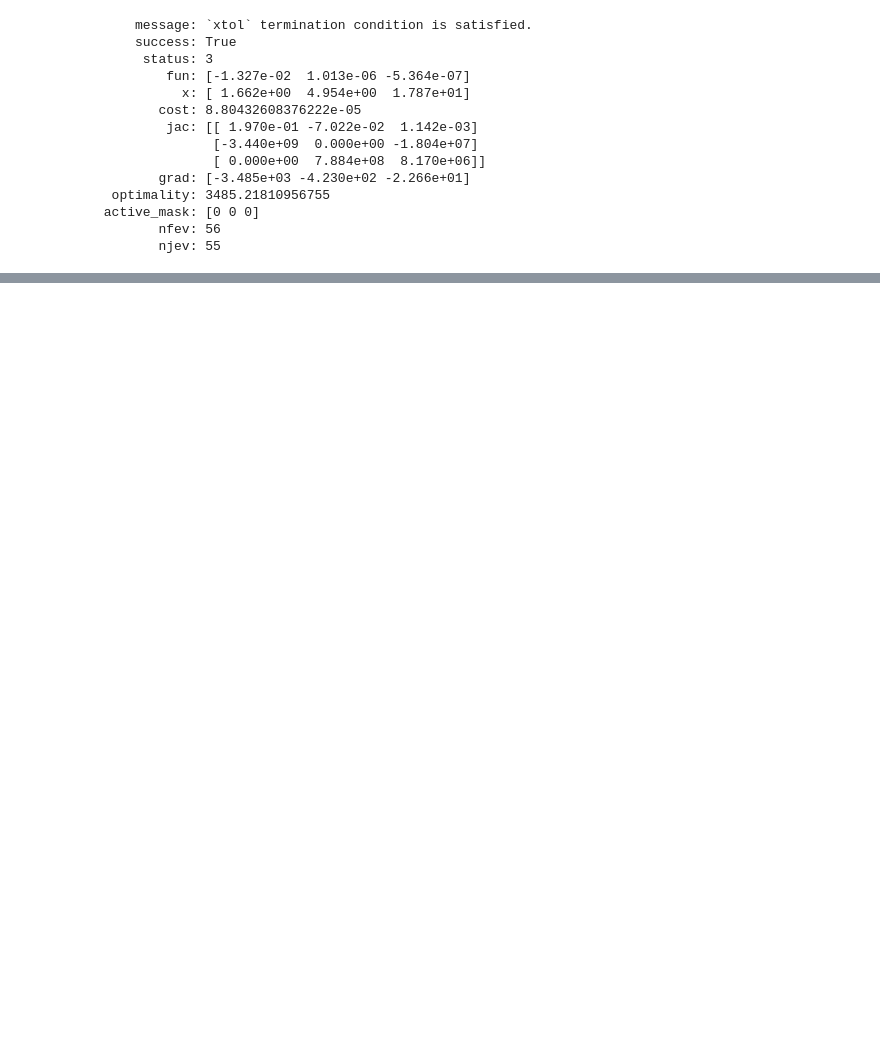
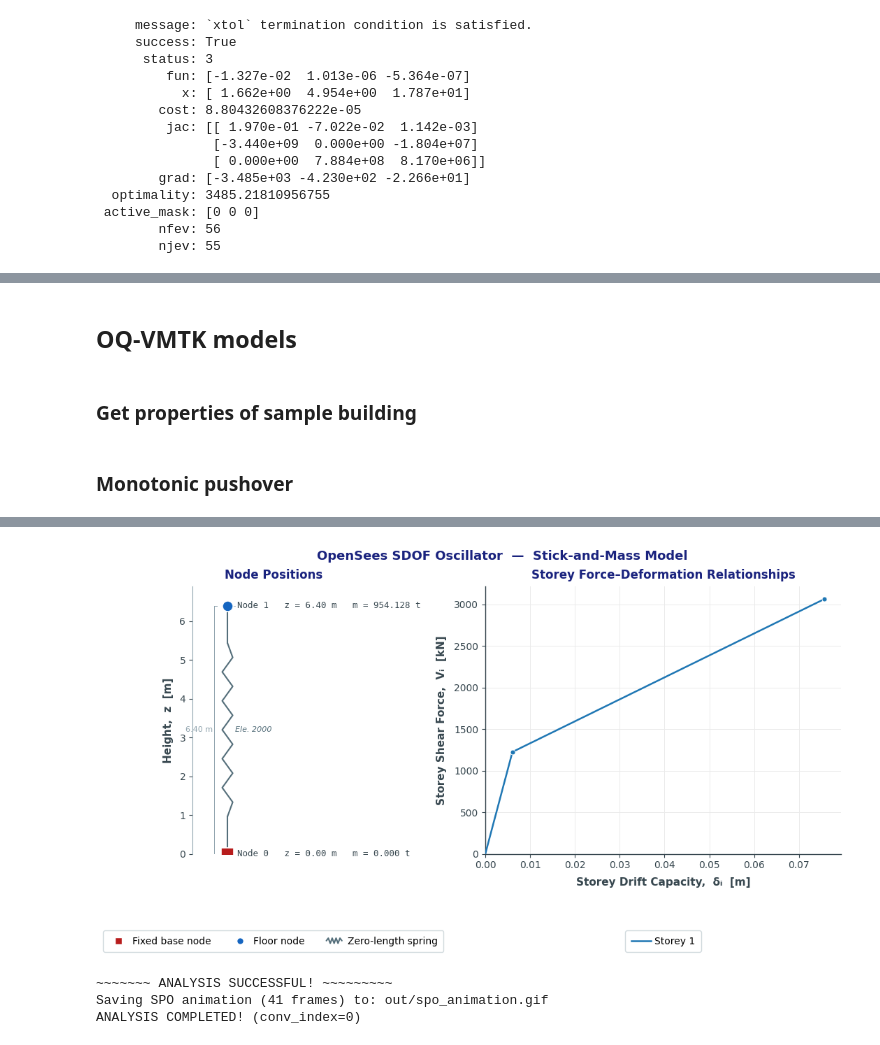
Before and after one commit to hgp297/oq-vmtk, a Jupyter notebook: demos/cov_refm/cov_workshop.ipynb, the cells around one changed output, grey strips where cells are left out. Drawn from its saved outputs; the diff is of its cells as text; code cells hidden in the pictures; blank space fills up the shorter version.

Commit message:
feat: early pushover complete

```diff
--- a/demos/cov_refm/cov_workshop.ipynb
+++ b/demos/cov_refm/cov_workshop.ipynb
@@ -297,0 +323,4 @@ np.float64(17.867100796352897)
+# %% [markdown]
+## OQ-VMTK models
+# %% [markdown]
+### Get properties of sample building
@@ -297,0 +351,2 @@ np.float64(17.867100796352897)
+# %% [markdown]
+### Monotonic pushover
@@ -297,0 +356,48 @@ np.float64(17.867100796352897)
+# %%
+# Compile the MDOF model
+model = modeller(number_of_stories,
+                 floor_heights,
+                 floor_masses,
+                 story_drifts,
+                 story_forces,
+                 # No need to multiply by g since the units are already in kN
+                 mdof_degradation)         # Initialise the class (Build the model)
+model.compile_model()                      # Compile the MDOF model
+
+# View the model
+model.plot_model()                         # Visualise the model
+
+# Do gravity analysis
+model.do_gravity_analysis()                # Do gravity analysis
+
+# Do modal analysis
+T, phi = model.do_modal_analysis(num_modes=number_of_stories,
+                                 plot_modes=False)   # Do modal analysis and get period of vibration
+
+# Define pushover analysis parameters
+ref_disp = 0.005                 # Reference displacement
+disp_scale_factor = 14           # Multiplier of the reference displacement
+push_dir = 1                     # Push direction (for X-direction:1, for Y-direction=2)
+# Load pattern (In this example, we apply a user-defined triangular pattern)
+phi = np.linspace(1/number_of_stories, 1.0, num=number_of_stories)
+
+# Do pushover analysis
+results = model.do_spo_analysis(
+    ref_disp,
+    disp_scale_factor,
+    push_dir,
+    phi,
+    pFlag=False,
+    num_steps=200,
+    ansys_soe='BandGeneral',
+    constraints_handler='Transformation',
+    numberer='RCM',
+    test_type='EnergyIncr',
+    init_tol=1.0e-5,
+    init_iter=1000,
+    algorithm_type='KrylovNewton',
+    # Export animation of SPO when setting path, set to None if you opt not to
+    save_animation_path='out/spo_animation.gif')
+
+print(f'ANALYSIS COMPLETED! (conv_index={results["conv_index"]})')
+# %% [output]
@@ -297,0 +405,4 @@ np.float64(17.867100796352897)
+[figure, added]
+~~~~~~~ ANALYSIS SUCCESSFUL! ~~~~~~~~~
+Saving SPO animation (41 frames) to: out/spo_animation.gif
+ANALYSIS COMPLETED! (conv_index=0)
```
Also changed, not shown: parts of 15 cells of this notebook, 4 other files.
